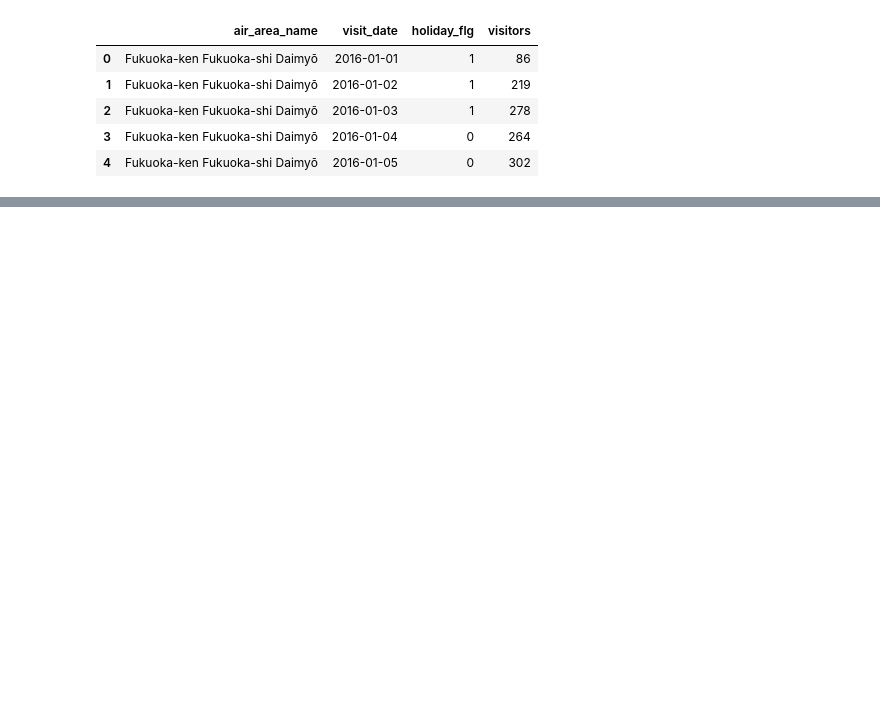
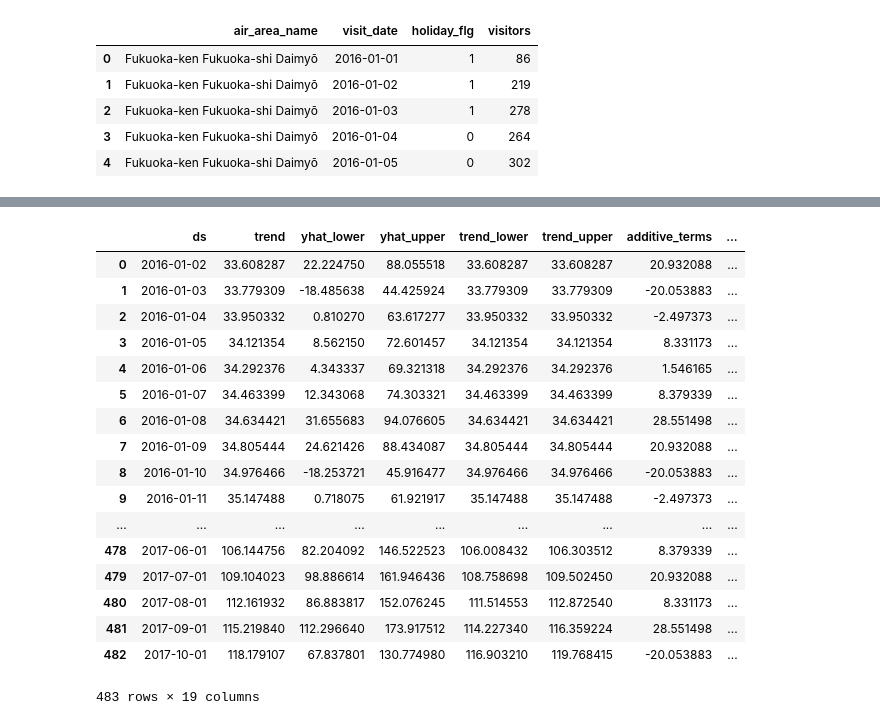
Before and after one commit to Gan001/dataviz-final-project, a Jupyter notebook: fbprophet.ipynb, the cells around one changed output, grey strips where cells are left out. Drawn from its saved outputs; the diff is of its cells as text; code cells hidden in the pictures; blank space fills up the shorter version.

```diff
--- a/fbprophet.ipynb
+++ b/fbprophet.ipynb
@@ -304,0 +308,21 @@ PermissionError: [Errno 13] Permission denied: 'Tutorial.csv'
+# %%
+prophets
+# %% [output]
+|  | ds | trend | yhat_lower | yhat_upper | trend_lower | trend_upper | additive_terms | ... |
+| 0 | 2016-01-02 | 33.608287 | 22.224750 | 88.055518 | 33.608287 | 33.608287 | 20.932088 | ... |
+| 1 | 2016-01-03 | 33.779309 | -18.485638 | 44.425924 | 33.779309 | 33.779309 | -20.053883 | ... |
+| 2 | 2016-01-04 | 33.950332 | 0.810270 | 63.617277 | 33.950332 | 33.950332 | -2.497373 | ... |
+| 3 | 2016-01-05 | 34.121354 | 8.562150 | 72.601457 | 34.121354 | 34.121354 | 8.331173 | ... |
+| 4 | 2016-01-06 | 34.292376 | 4.343337 | 69.321318 | 34.292376 | 34.292376 | 1.546165 | ... |
+| 5 | 2016-01-07 | 34.463399 | 12.343068 | 74.303321 | 34.463399 | 34.463399 | 8.379339 | ... |
+| 6 | 2016-01-08 | 34.634421 | 31.655683 | 94.076605 | 34.634421 | 34.634421 | 28.551498 | ... |
+| 7 | 2016-01-09 | 34.805444 | 24.621426 | 88.434087 | 34.805444 | 34.805444 | 20.932088 | ... |
+| 8 | 2016-01-10 | 34.976466 | -18.253721 | 45.916477 | 34.976466 | 34.976466 | -20.053883 | ... |
+| 9 | 2016-01-11 | 35.147488 | 0.718075 | 61.921917 | 35.147488 | 35.147488 | -2.497373 | ... |
+| ... | ... | ... | ... | ... | ... | ... | ... | ... |
+| 478 | 2017-06-01 | 106.144756 | 82.204092 | 146.522523 | 106.008432 | 106.303512 | 8.379339 | ... |
+| 479 | 2017-07-01 | 109.104023 | 98.886614 | 161.946436 | 108.758698 | 109.502450 | 20.932088 | ... |
+| 480 | 2017-08-01 | 112.161932 | 86.883817 | 152.076245 | 111.514553 | 112.872540 | 8.331173 | ... |
+| 481 | 2017-09-01 | 115.219840 | 112.296640 | 173.917512 | 114.227340 | 116.359224 | 28.551498 | ... |
+| 482 | 2017-10-01 | 118.179107 | 67.837801 | 130.774980 | 116.903210 | 119.768415 | -20.053883 | ... |
+483 rows × 19 columns
```
Also changed, not shown: parts of 22 cells of this notebook, 8 other files.
